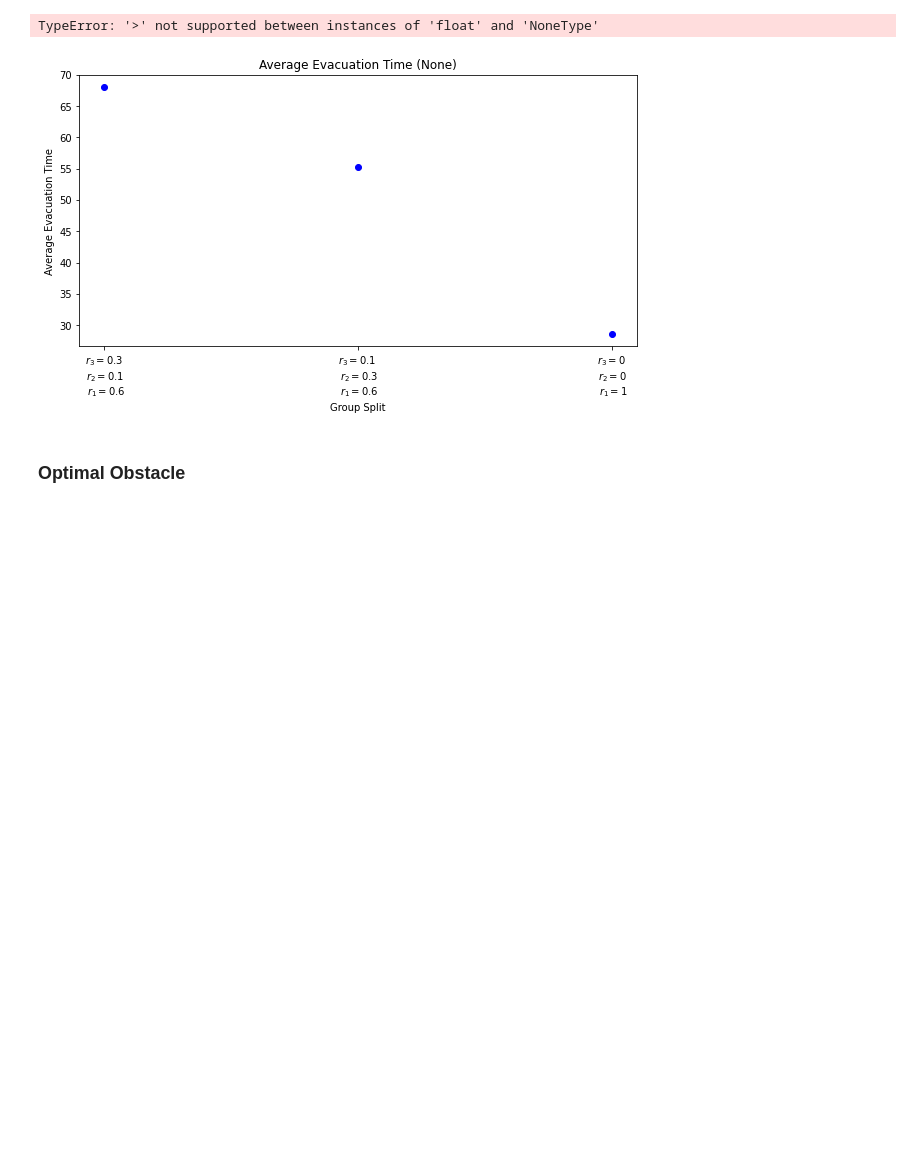
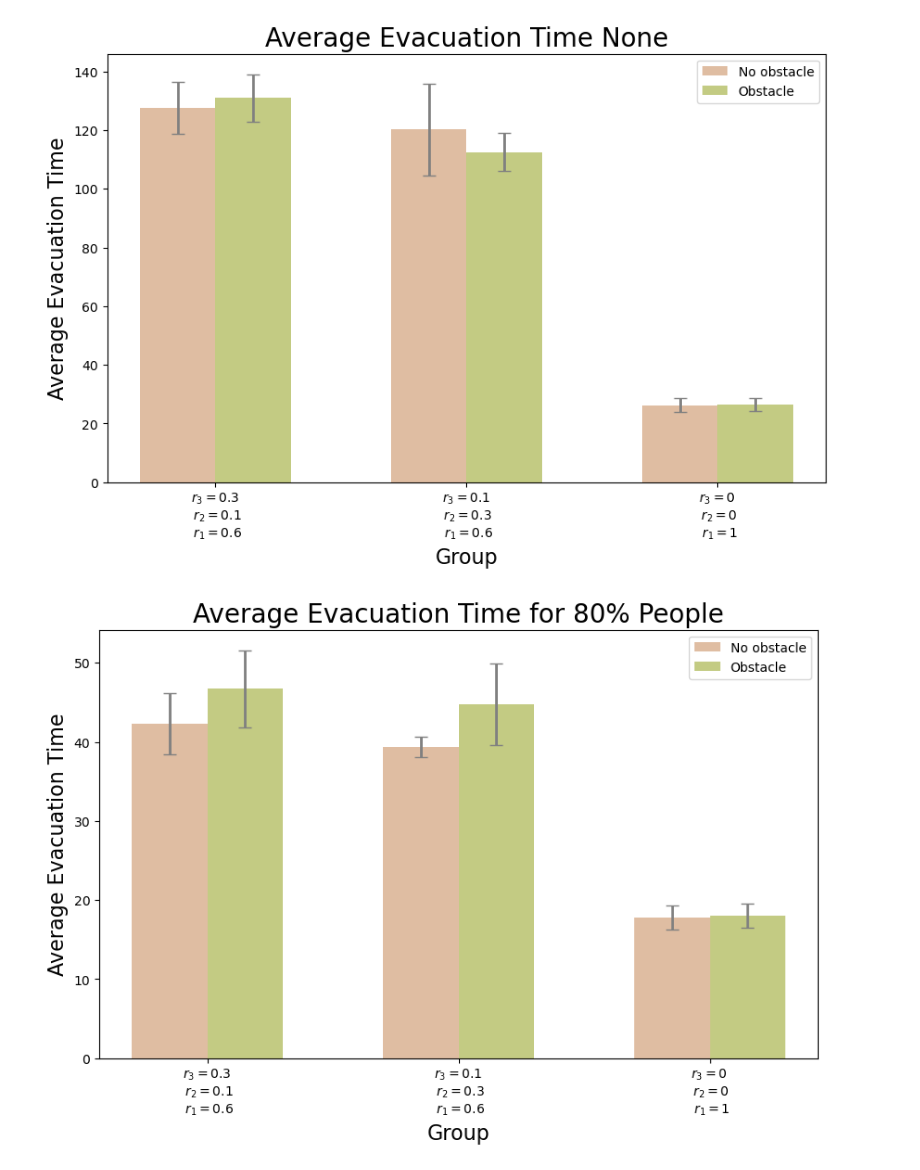
Before and after one commit to ann0215/ABM, a Jupyter notebook: code/experiment.ipynb, the cells around one changed output. Cells and saved outputs as stored; diff of their text form; code cells hidden in the pictures; blank space fills up the shorter version.

```diff
--- a/code/experiment.ipynb
+++ b/code/experiment.ipynb
@@ -130,25 +102,18 @@ plot_with_ci(time_list_d_hori_len3,range(2,7), obstacle_type='Horizontal Panel (
 # %%
 # length=4m
-r_1 = 1
-r_2 = 0
-r_3 = 0
-A_p=998.97
-A_o=998.97
 time_list_d = []
-time_perct_list_d = []
 for d in range(2, 7):
     print(f"No.{d-1} Simulation(d={d})")
     time_list_temp = []
-    time_perct_list_temp = []
     for seed in range(20):
         barrier_set = barrier_set_noobs + [(26-d-4, 8), (26-d, 9)]
         time, time_perct = one_simulation(barrier_set, percent_threshold,
                                           r_1, r_2, r_3, A_p, A_o, B, beta1, beta2,
                                           N, delta_time, seed, gui_display=False)
         time_list_temp.append(time)
-        time_perct_list_temp.append(time_perct)
     time_list_d.append(time_list_temp)
-    time_perct_list_d.append(time_perct_list_temp)
+
+plot_with_ci(time_list_d,range(2,7), obstacle_type='Vertical Panel (Length=4m)', value_noobs=np.mean(time_list_noobs))
 # %% [output]
 No.1 Simulation(d=2)
 No.2 Simulation(d=3)
@@ -215,11 +149,5 @@ plot_with_ci(time_list_d_vertic_len3,range(2,7), obstacle_type='Vertical Panel (
 # %%
-r_1 = 1
-r_2 = 0
-r_3 = 0
-A_p=998.97
-A_o=998.97
 time_list_d = []
-time_perct_list_d = []
 for d in range(2,7):
     print(f"No.{d-1} Simulation(d={d})")
     time_list = []
@@ -230,9 +158,9 @@ for d in range(2,7):
                     r_1, r_2, r_3, A_p, A_o, B, beta1, beta2,
                     N, delta_time, seed, gui_display=False)
         time_list.append(time)
-        time_perct_list.append(time_perct)
     time_list_d.append(time_list)
-    time_perct_list_d.append(time_perct_list)
+
+plot_with_ci(time_list_d,range(2,7), obstacle_type='One Pillar', value_noobs=np.mean(time_list_noobs))
 # %% [output]
 No.1 Simulation(d=2)
 No.2 Simulation(d=3)
@@ -286,0 +204,20 @@ print(time_perct_list_g_noobs)
+# %%
+d = 5
+optimal_obs = barrier_set_noobs + [(26-d-4, 8), (26-d, 9)]
+
+time_list_g_obs = []
+time_perct_list_g_obs = []
+for (r_3, r_2, r_1) in group_split:
+    time_list = []
+    time_perct_list = []
+    print(f"r3={r_3}, r2={r_2}, r1={r_1}:")
+    for seed in range(20):
+        if (seed+1)%5==0:
+            print(f"No.{seed+1} Simulation")
+        time, time_perct = one_simulation(optimal_obs, percent_threshold,
+                                          r_1, r_2, r_3, A_p, A_o, B, beta1, beta2,
+                                          N, delta_time, seed, gui_display=False)
+        time_list.append(time)
+        time_perct_list.append(time_perct)
+    time_list_g_obs.append(time_list)
+    time_perct_list_g_obs.append(time_perct_list)
@@ -287,10 +231,9 @@ print(time_perct_list_g_noobs)
 # %%
 x_axis = ["$r_3=0.3$ \n $r_2=0.1$ \n $r_1=0.6$",
                  "$r_3=0.1$ \n $r_2=0.3$ \n $r_1=0.6$",
                  "$r_3=0$ \n $r_2=0$ \n $r_1=1$"]
-plot_with_ci(time_list_g_noobs, x_axis, None, None, xlabel='Group Split', ylabel='Average Evacuation Time')
+plot_with_two_ci_bar(time_list_g_noobs, time_list_g_obs, x_axis, scenario=None)
+plot_with_two_ci_bar(time_perct_list_g_noobs, time_perct_list_g_obs, x_axis, scenario='for 80% People')
 # %% [output]
-TypeError: '>' not supported between instances of 'float' and 'NoneType'
-[figure, old version]
+[figure, new version]
+[figure, added]
-# %% [markdown]
-### Optimal Obstacle
```
Also changed, not shown: parts of 33 cells of this notebook, 10 other files.
